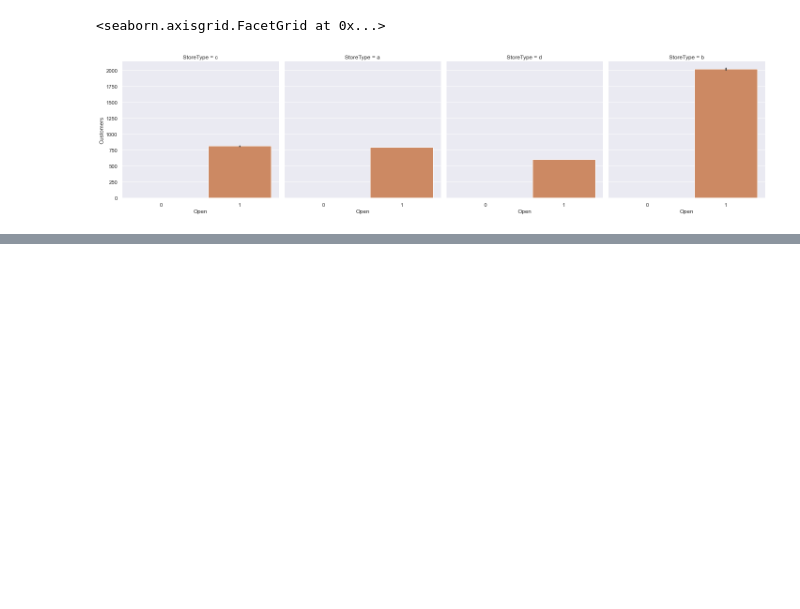
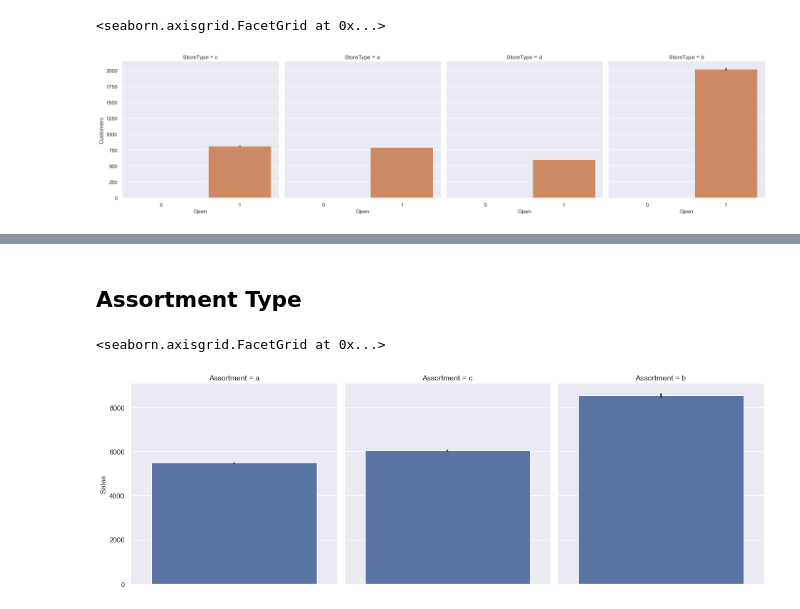
Before and after one commit to abeselomg/-pharmaceutical-sales-prediction, a Jupyter notebook: notebooks/data-exploration.ipynb, the cells around one changed output, grey strips where cells are left out. Saved outputs shown, nothing was run; the diff lists cells and outputs as text; code cells hidden in the pictures; blank space fills up the shorter version.

```diff
--- a/notebooks/data-exploration.ipynb
+++ b/notebooks/data-exploration.ipynb
@@ -289,0 +378,7 @@ memory usage: 170.7+ MB
+# %% [markdown]
+<h2>Assortment Type</h2>
+# %%
+sns.factorplot( y="Sales", data=mergeddf, col="Assortment", kind="bar")
+# %% [output]
+<seaborn.axisgrid.FacetGrid at 0x...>
+[figure, added]
```
Also changed, not shown: parts of 18 cells of this notebook, 6 other files.
